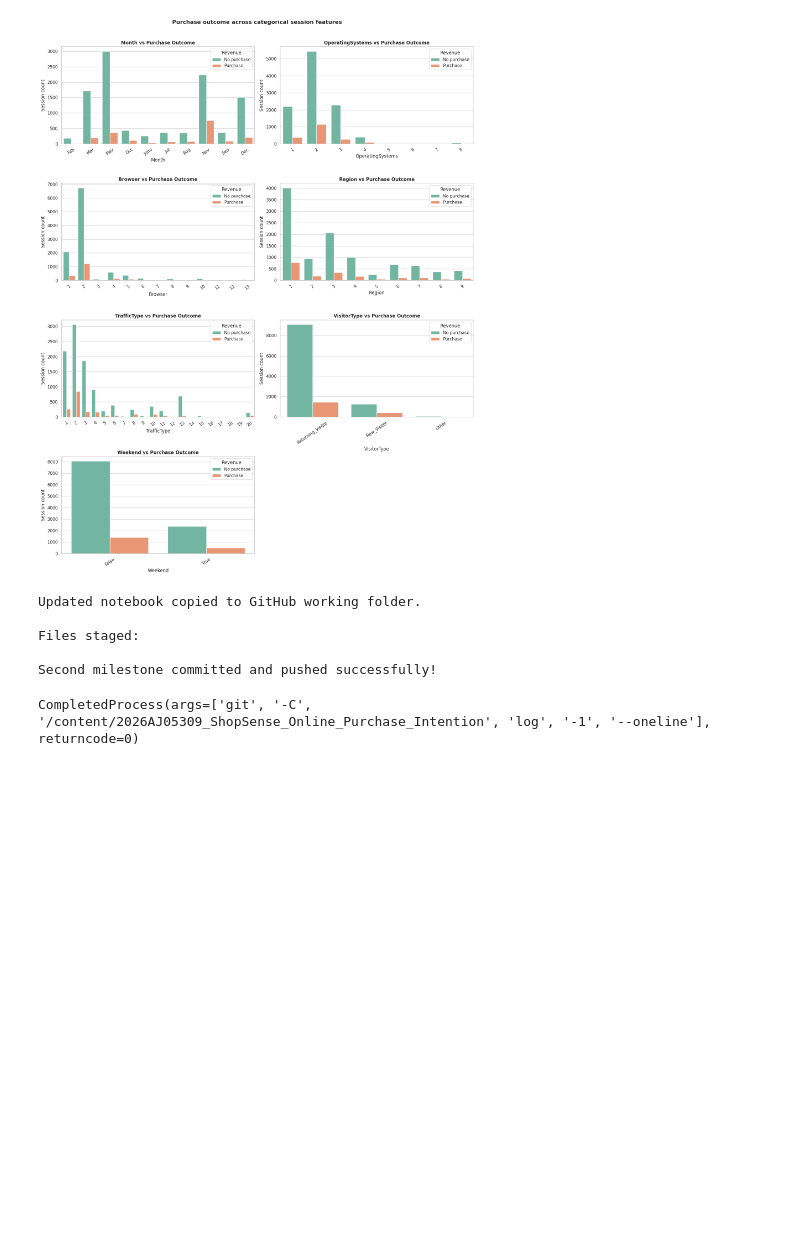
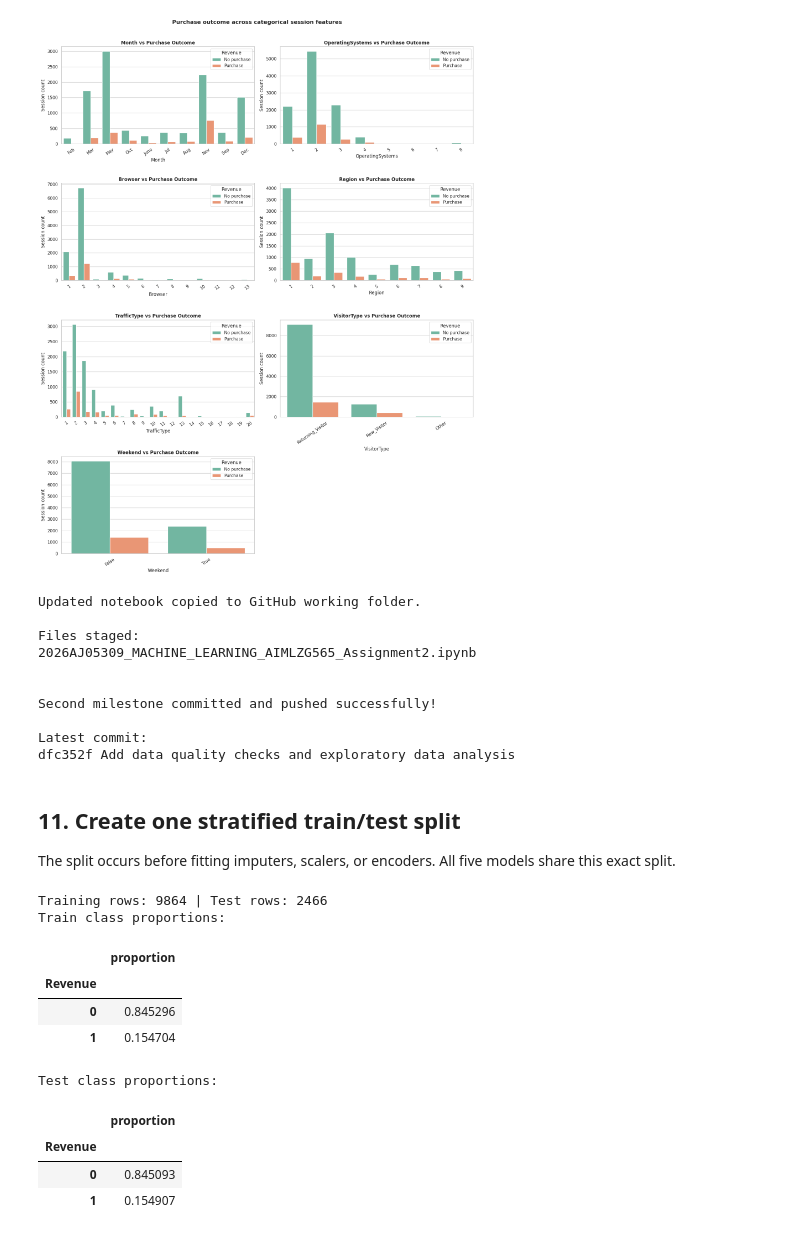
Before and after one commit to Priyasahaana/2026AJ05309_ML_Assignment2_ShopSense_Online_Purchase_Intention, a Jupyter notebook: 2026AJ05309_MACHINE_LEARNING_AIMLZG565_Assignment2.ipynb, the cells around one changed output. Cells and saved outputs as stored; diff of their text form; code cells hidden in the pictures; blank space fills up the shorter version.

Commit message:
Initial commit: ShopSense notebook and project setup

```diff
--- a/2026AJ05309_MACHINE_LEARNING_AIMLZG565_Assignment2.ipynb
+++ b/2026AJ05309_MACHINE_LEARNING_AIMLZG565_Assignment2.ipynb
@@ -421,15 +421,53 @@ shutil.copy2(NOTEBOOK_PATH, REPO_NOTEBOOK_PATH)
 print("Updated notebook copied to GitHub working folder.")
 subprocess.run(["git", "-C", str(REPO_DIR), "add", NOTEBOOK_PATH.name], check=True)
 print("\nFiles staged:")
-subprocess.run(["git", "-C", str(REPO_DIR), "status", "--short"], check=True)
-subprocess.run(["git", "-C", str(REPO_DIR), "commit", "-m", "Add data quality checks and exploratory data analysis"], check=True)
-subprocess.run(["git", "-C", str(REPO_DIR), "push", "origin", "main"], check=True)
-print("\nSecond milestone committed and pushed successfully!")
-subprocess.run(["git", "-C", str(REPO_DIR), "log", "-1", "--oneline"], check=True)
+staged_files = subprocess.run(["git", "-C", str(REPO_DIR), "diff", "--cached", "--name-only"], capture_output=True, text=True, check=True)
+print(staged_files.stdout if staged_files.stdout.strip() else "No files staged.")
+if staged_files.stdout.strip():
+    subprocess.run(["git", "-C", str(REPO_DIR), "commit", "-m", "Add data quality checks and exploratory data analysis"], check=True)
+    subprocess.run(["git", "-C", str(REPO_DIR), "push", "origin", "main"], check=True)
+    print("\nSecond milestone committed and pushed successfully!")
+else:
+    print("\nNo new changes detected. Nothing to commit or push.")
+print("\nLatest commit:")
+latest_commit = subprocess.run(["git", "-C", str(REPO_DIR), "log", "-1", "--oneline"], capture_output=True, text=True, check=True)
+print(latest_commit.stdout)
 # %% [output]
 Updated notebook copied to GitHub working folder.
 
 Files staged:
+2026AJ05309_MACHINE_LEARNING_AIMLZG565_Assignment2.ipynb
+
 
 Second milestone committed and pushed successfully!
+
+Latest commit:
+dfc352f Add data quality checks and exploratory data analysis
-CompletedProcess(args=['git', '-C', '/content/2026AJ05309_ShopSense_Online_Purchase_Intention', 'log', '-1', '--oneline'], returncode=0)
+# %% [markdown]
+## 11. Create one stratified train/test split
+The split occurs before fitting imputers, scalers, or encoders. All five models share this exact split.
+# %%
+X = df[numerical_features + categorical_features].copy()
+y = df["Revenue"].astype(int).copy()
+
+X_train, X_test, y_train, y_test = train_test_split(
+    X, y, test_size=TEST_SIZE, random_state=RANDOM_STATE, stratify=y
+)
+print("Training rows:", len(X_train), "| Test rows:", len(X_test))
+print("Train class proportions:")
+display(y_train.value_counts(normalize=True).to_frame("proportion"))
+print("Test class proportions:")
+display(y_test.value_counts(normalize=True).to_frame("proportion"))
+assert list(X_train.columns) == list(X_test.columns)
+# %% [output]
+Training rows: 9864 | Test rows: 2466
+Train class proportions:
+|  | proportion |
+| Revenue |  |
+| 0 | 0.845296 |
+| 1 | 0.154704 |
+Test class proportions:
+|  | proportion |
+| Revenue |  |
+| 0 | 0.845093 |
+| 1 | 0.154907 |
```
Also changed, not shown: parts of 6 cells of this notebook.
